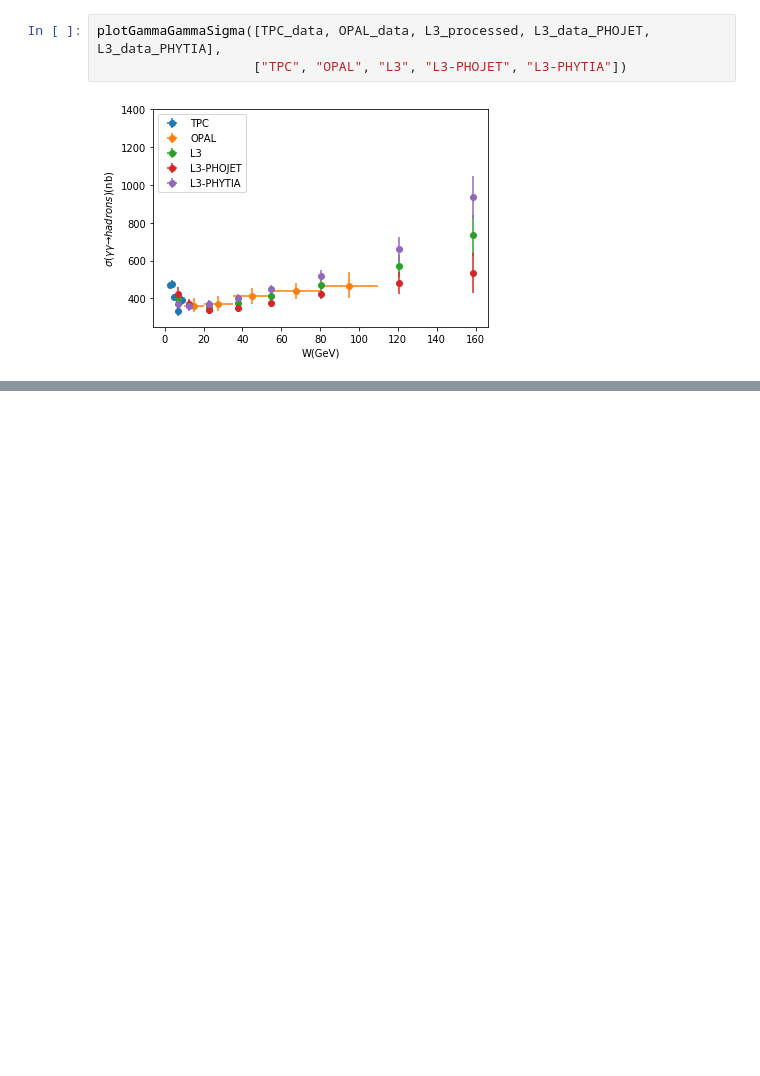
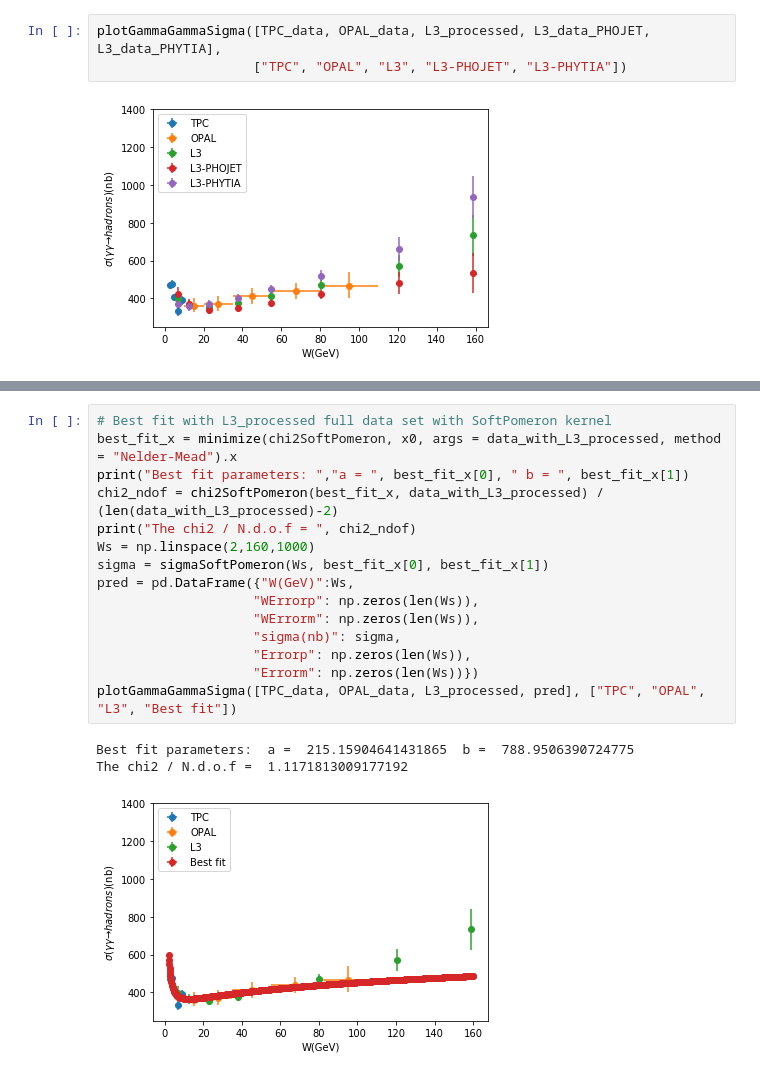
Before and after one commit to artur-amorim/gggpScatteringIHQCD, a Jupyter notebook: expdata/gammagammaSigma.ipynb, the cells around one changed output, grey strips where cells are left out. Saved outputs shown, nothing was run; the diff lists cells and outputs as text; blank space fills up the shorter version.

```diff
--- a/expdata/gammagammaSigma.ipynb
+++ b/expdata/gammagammaSigma.ipynb
@@ -145,0 +299,19 @@ def sigmaSoftPomeron(W, a, b):
+# %%
+# Best fit with L3_processed full data set with SoftPomeron kernel
+best_fit_x = minimize(chi2SoftPomeron, x0, args = data_with_L3_processed, method = "Nelder-Mead").x
+print("Best fit parameters: ","a = ", best_fit_x[0], " b = ", best_fit_x[1])
+chi2_ndof = chi2SoftPomeron(best_fit_x, data_with_L3_processed) / (len(data_with_L3_processed)-2)
+print("The chi2 / N.d.o.f = ", chi2_ndof)
+Ws = np.linspace(2,160,1000)
+sigma = sigmaSoftPomeron(Ws, best_fit_x[0], best_fit_x[1])
+pred = pd.DataFrame({"W(GeV)":Ws,
+                    "WErrorp": np.zeros(len(Ws)),
+                    "WErrorm": np.zeros(len(Ws)),
+                    "sigma(nb)": sigma,
+                    "Errorp": np.zeros(len(Ws)),
+                    "Errorm": np.zeros(len(Ws))})
+plotGammaGammaSigma([TPC_data, OPAL_data, L3_processed, pred], ["TPC", "OPAL", "L3", "Best fit"])
+# %% [output]
+Best fit parameters:  a =  215.15904641431865  b =  788.9506390724775
+The chi2 / N.d.o.f =  1.1171813009177192
+[figure, added]
```
Also changed, not shown: parts of 18 cells of this notebook.
